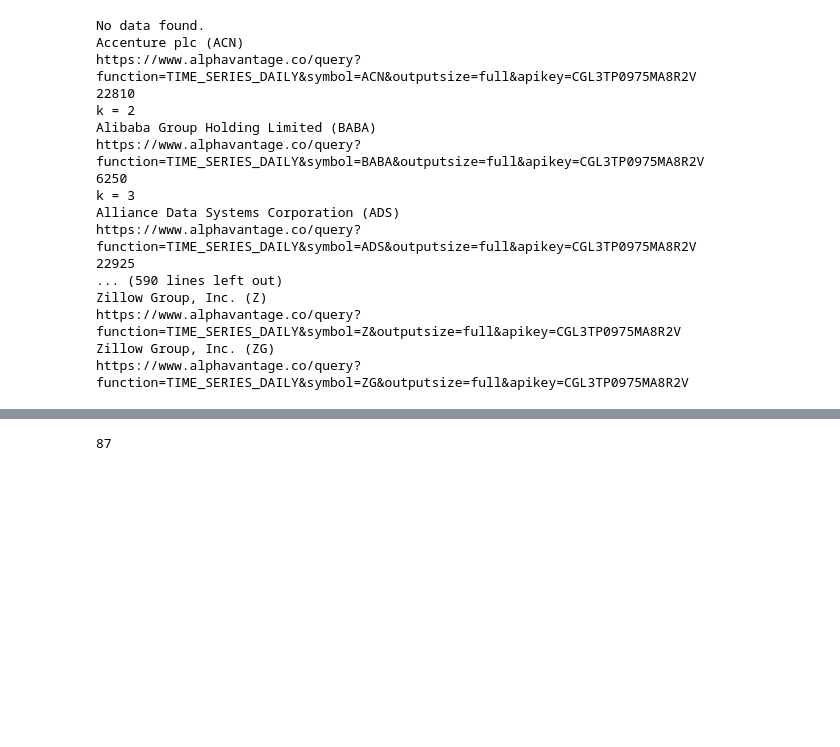
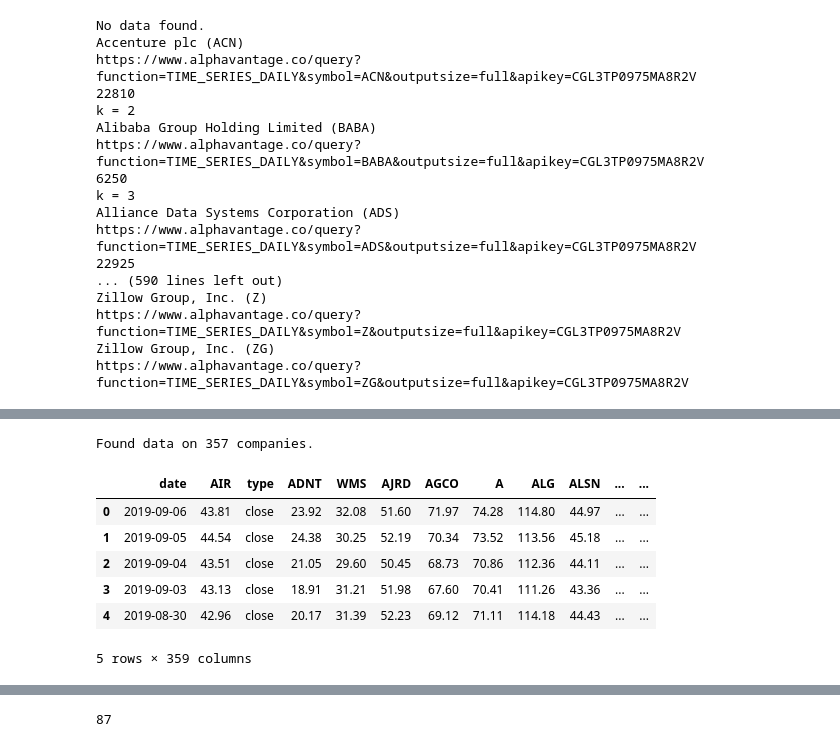
Before and after one commit to ericjm24/PersonalProjects, a Jupyter notebook: Finance/PyFinance.ipynb, the cells around one changed output, grey strips where cells are left out. Saved outputs shown, nothing was run; the diff lists cells and outputs as text; code cells hidden in the pictures; blank space fills up the shorter version.

```diff
--- a/Finance/PyFinance.ipynb
+++ b/Finance/PyFinance.ipynb
@@ -88,0 +63,2 @@ next(reader)
+# %%
+sectors = ["Basic Industries", "Capital Goods", "Commodities", "Consumer Durables", "Consumer Non-Durables", "Energy", "Miscellaneous", "Transportation"]
@@ -88,0 +79,12 @@ next(reader)
+# %%
+dat2 = stocks.read_sector(sectors[1])
+dat2.head()
+# %% [output]
+Found data on 357 companies.
+|  | date | AIR | type | ADNT | WMS | AJRD | AGCO | A | ALG | ALSN | ... | ... |
+| 0 | 2019-09-06 | 43.81 | close | 23.92 | 32.08 | 51.60 | 71.97 | 74.28 | 114.80 | 44.97 | ... | ... |
+| 1 | 2019-09-05 | 44.54 | close | 24.38 | 30.25 | 52.19 | 70.34 | 73.52 | 113.56 | 45.18 | ... | ... |
+| 2 | 2019-09-04 | 43.51 | close | 21.05 | 29.60 | 50.45 | 68.73 | 70.86 | 112.36 | 44.11 | ... | ... |
+| 3 | 2019-09-03 | 43.13 | close | 18.91 | 31.21 | 51.98 | 67.60 | 70.41 | 111.26 | 43.36 | ... | ... |
+| 4 | 2019-08-30 | 42.96 | close | 20.17 | 31.39 | 52.23 | 69.12 | 71.11 | 114.18 | 44.43 | ... | ... |
+5 rows × 359 columns
```
Also changed, not shown: parts of 19 cells of this notebook, 4 other files.
